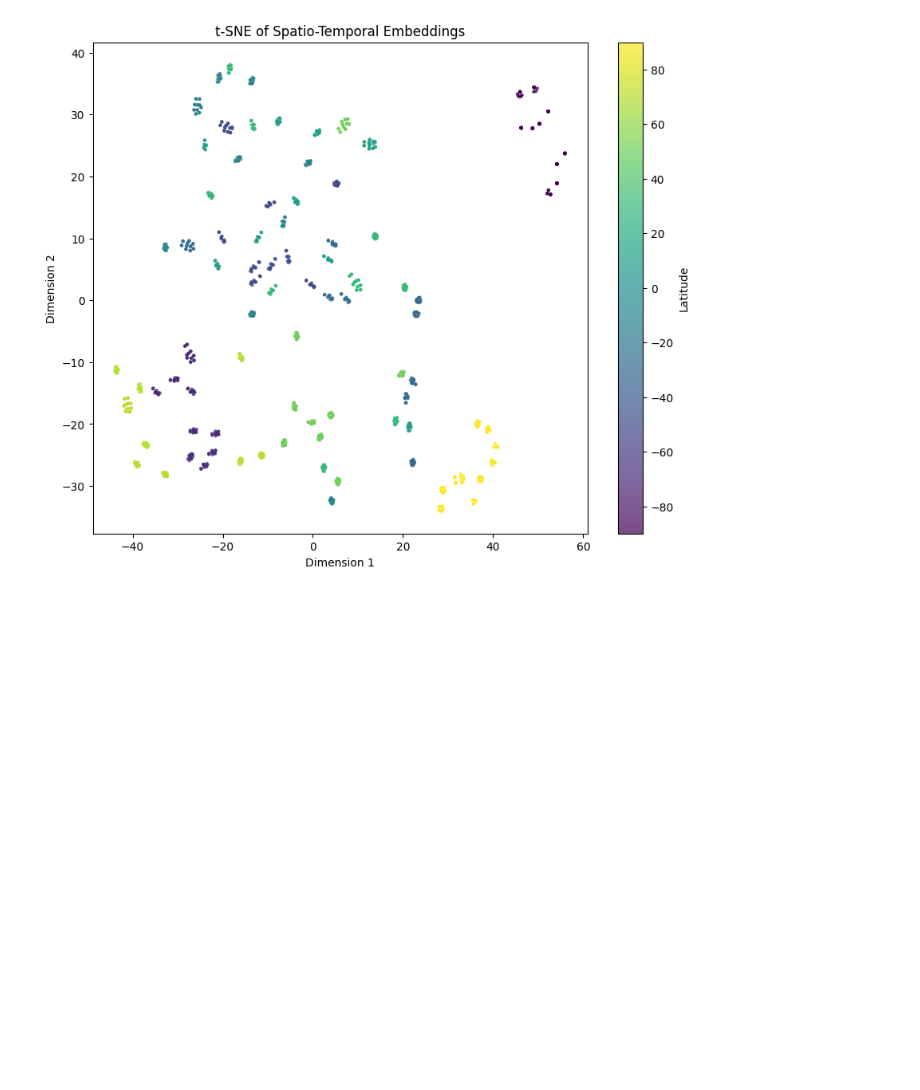
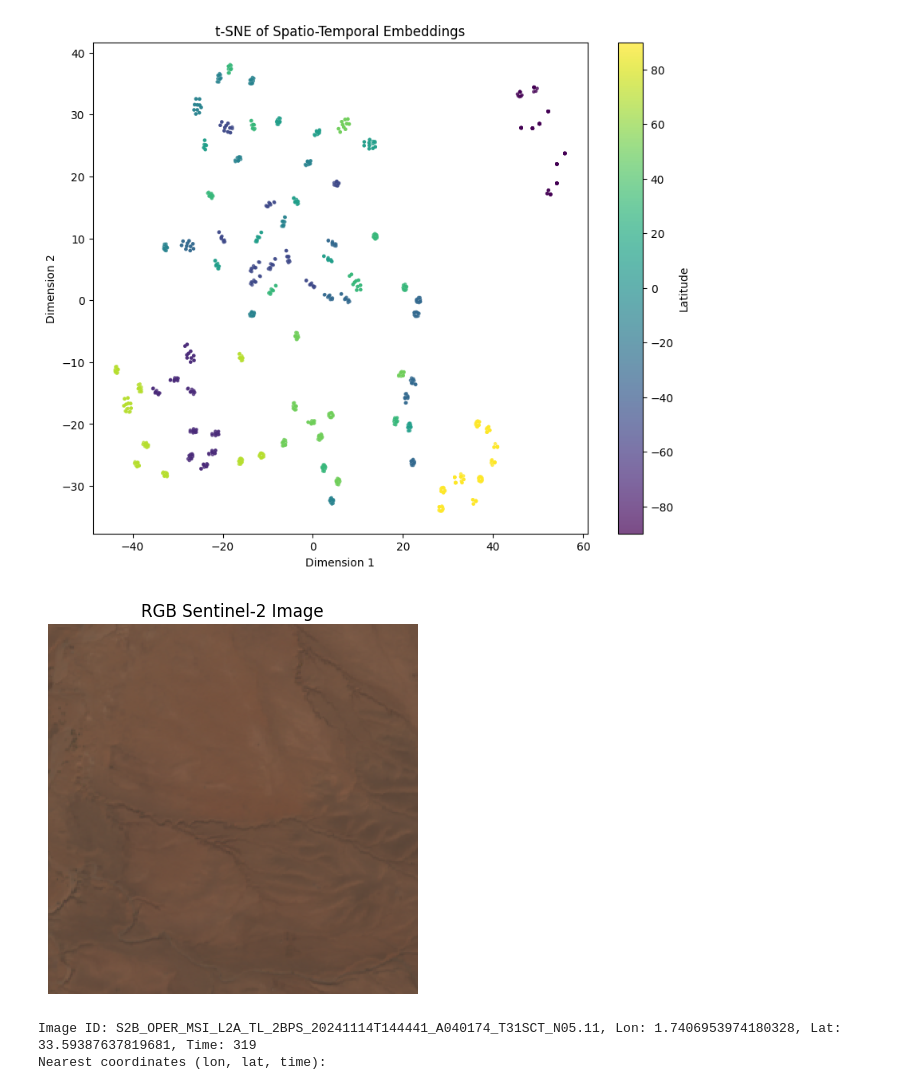
Before and after one commit to arizonat/satclip, a Jupyter notebook: satclip/satclip_temporal_basics.ipynb, the cells around one changed output. Saved outputs shown, nothing was run; the diff lists cells and outputs as text; code cells hidden in the pictures; blank space fills up the shorter version.

```diff
--- a/satclip/satclip_temporal_basics.ipynb
+++ b/satclip/satclip_temporal_basics.ipynb
@@ -30,6 +32,7 @@ ckpt_path = '/home/leca5365/Documents/satclip/satclip/satclip_temporal_logs/satc
 lightning_model = SatCLIPLightningModule.load_from_checkpoint(ckpt_path)
 lightning_model.eval()
 ste = lightning_model.model.location
+visual_encoder = lightning_model.model.visual
 
 x = torch.randn(5, 3, device="cuda:0").double()  # 5 locations with 3 coordinates (e.g., lat, lon, time)
 ste(x).shape
@@ -323,0 +385,26 @@ plt.show()
+# %%
+# Localize an embedding
+
+# Get image from dataset
+import datetime
+
+test_img_path = "/home/leca5365/Datasets/satclip-s2-temporal/images/patch_90.tif"
+
+img = get_example_image(test_img_path, plot=True)
+id, lon, lat, t, tags = get_metadata(test_img_path)
+dt = datetime.datetime.strptime(t, '%Y-%m-%dT%H:%M:%S.%f+00:00')
+print(f"Image ID: {id}, Lon: {lon}, Lat: {lat}, Time: {dt.timetuple().tm_yday}")
+
+# Get the visual embedding
+v_emb = visual_encoder(img.unsqueeze(0).to("cuda:0"))
+
+
+# Check nearest SpatioTemporal embeddings from the pre-sampled points, and report the corresponding coordinates
+from sklearn.neighbors import NearestNeighbors
+nbrs = NearestNeighbors(n_neighbors=5, algorithm='auto').fit(embeddings)
+distances, indices = nbrs.kneighbors(v_emb.cpu().detach().numpy())
+print("Nearest coordinates (lon, lat, time):")
+# %% [output]
+[figure, added]
+Image ID: S2B_OPER_MSI_L2A_TL_2BPS_20241114T144441_A040174_T31SCT_N05.11, Lon: 1.7406953974180328, Lat: 33.59387637819681, Time: 319
+Nearest coordinates (lon, lat, time):
```
Also changed, not shown: parts of 5 cells of this notebook.
